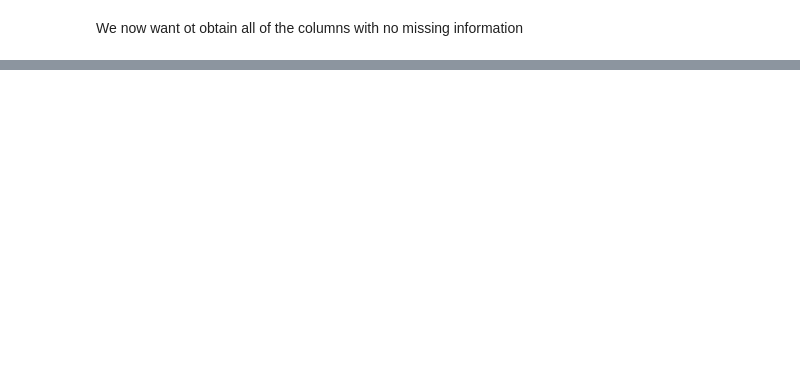
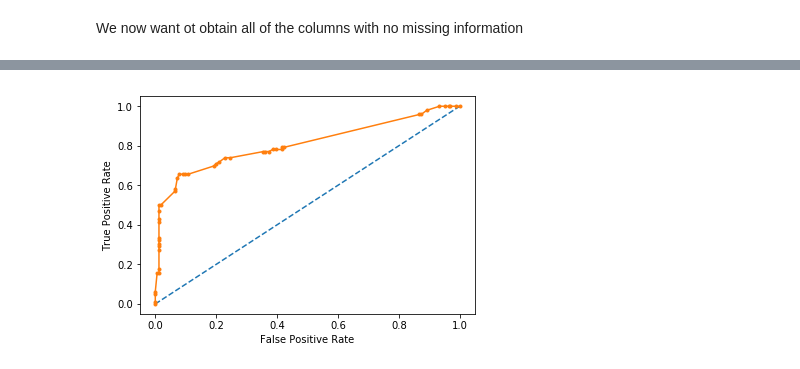
Before and after one commit to yueliyl/COMP204, a Jupyter notebook: Lectures/30/Lecture30_titanic.ipynb, the cells around one changed output, grey strips where cells are left out. Saved outputs shown, nothing was run; the diff lists cells and outputs as text; code cells hidden in the pictures; blank space fills up the shorter version.

```diff
--- a/Lectures/30/Lecture30_titanic.ipynb
+++ b/Lectures/30/Lecture30_titanic.ipynb
@@ -43,0 +125,5 @@ data
+# %%
+from sklearn import model_selection
+X = data.drop(["survived"], axis=1).values
+y = data["survived"].values
+X_train, X_test, y_train, y_test = model_selection.train_test_split(X,y,test_size=0.2, shuffle=True)
@@ -43,0 +132,4 @@ data
+# %%
+from sklearn.linear_model import LogisticRegression
+logitreg = LogisticRegression(solver='liblinear')
+fit = logitreg.fit(X_train, y_train)
@@ -43,0 +144,3 @@ data
+# %%
+y_test_prob = fit.predict_proba(X_test)
+y_test_prob
@@ -43,0 +227,19 @@ data
+# %%
+from sklearn.metrics import roc_curve
+from sklearn.metrics import roc_auc_score
+from matplotlib import pyplot
+
+# calculate AUC
+probs = y_test_prob[:,1]
+auc = roc_auc_score(y_test, probs)
+print('AUC: %.3f' % auc)
+
+fpr, tpr, thresholds = roc_curve(y_test, probs)
+
+roc_table = np.append(tpr.reshape((tpr.shape[0], 1)),
+ fpr.reshape((fpr.shape[0], 1)), axis=1)
+roc_table = np.append(roc_table, thresholds.reshape((thresholds.shape[0], 1)), axis=1)
+
+roc_df = pd.DataFrame(roc_table, columns=['TPR', 'FPR', 'Threshold'])
+
+roc_df
@@ -43,0 +285,9 @@ data
+# %%
+pyplot.plot([0, 1], [0, 1], linestyle='--')
+# plot the roc curve for the model
+pyplot.plot(fpr, tpr, marker='.')
+pyplot.xlabel("False Positive Rate")
+pyplot.ylabel("True Positive Rate")
+pyplot.savefig('figures/roc.eps')
+# %% [output]
+[figure, added]
```
Also changed, not shown: parts of 16 cells of this notebook.
